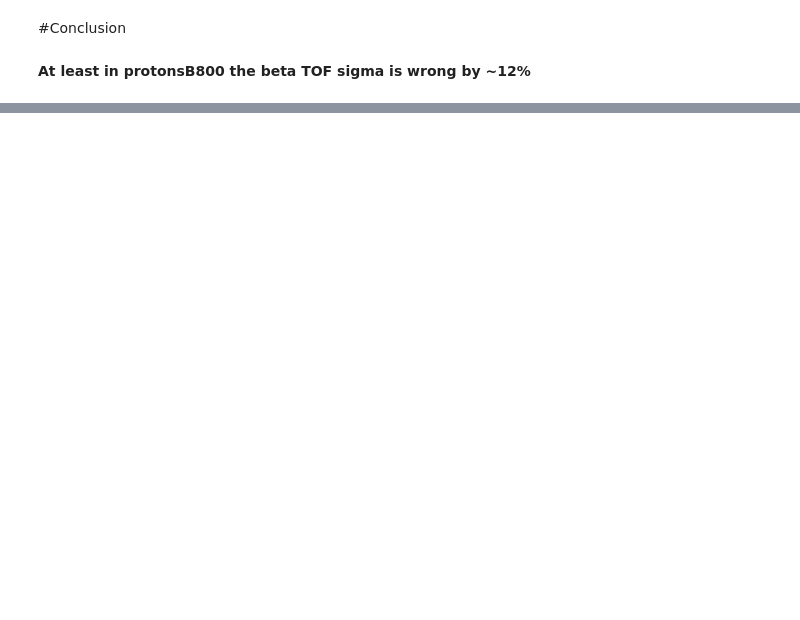
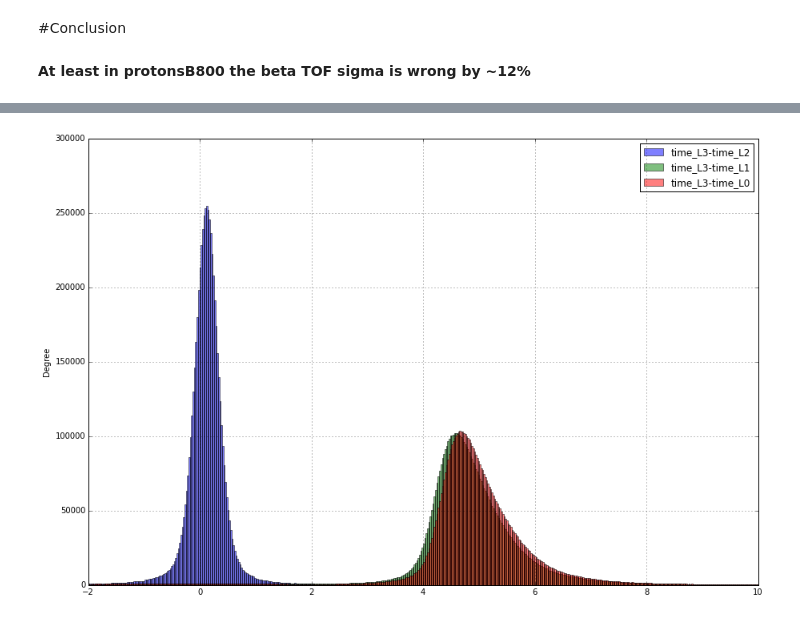
Before and after one commit to KKostya/AMSDeutons, a Jupyter notebook: misc/doc/Notebooks/TOF/sigmaBetaTOF.ipynb, the cells around one changed output, grey strips where cells are left out. Saved outputs shown, nothing was run; the diff lists cells and outputs as text; code cells hidden in the pictures; blank space fills up the shorter version.

Commit message:
adding tof timings in Notebook sigmaBetaTOF.ipynb

```diff
--- a/misc/doc/Notebooks/TOF/sigmaBetaTOF.ipynb
+++ b/misc/doc/Notebooks/TOF/sigmaBetaTOF.ipynb
@@ -132,0 +144,19 @@ However this is not the case for the sigma distribution.
+# %%
+def loadBinary(dirname):
+    print 'loading : ' + dirname
+    data=dict()
+    for file in os.listdir(dirname):
+        if file.startswith("time_L"):
+            data[file.split('_chunk')[0]] = np.fromfile(dirname+'/'+file, np.dtype('float32'))
+
+    return DataFrame(data)
+
+files = glob.glob('/afs/cern.ch/user/b/bcoste/myeos/dstTofTiming/protons.B1034_pr.pl1.1200.qgsp_bic_ams/*.00000001.output')
+
+# files=[
+#     '/afs/cern.ch/user/b/bcoste/myeos/dstTofTiming/protons.B1034_pr.pl1.1200.qgsp_bic_ams/872731610.00000001.output',
+#     '/afs/cern.ch/user/b/bcoste/myeos/dstTofTiming/protons.B1034_pr.pl1.1200.qgsp_bic_ams/872731691.00000001.output'
+#     ]
+
+mc = pd.concat(map(loadBinary, files))
+mc = mc[(mc.time_L0 > -999) & (mc.time_L1 > -999) & (mc.time_L2 > -999) & (mc.time_L3 > -999) ]
@@ -132,0 +181,11 @@ However this is not the case for the sigma distribution.
+# %%
+def plotTofTimeDifferences(df):
+
+    layers=['time_L2','time_L1','time_L0']
+    for l in layers: df['time_L3-'+l]=df['time_L3']-df[l]
+
+    df[['time_L3-time_L2','time_L3-time_L1','time_L3-time_L0']].plot(alpha=0.5,kind='hist', bins=500, range=(-2,10), figsize=(15,10))
+
+plotTofTimeDifferences(mc)
+# %% [output]
+[figure, added]
```
Also changed, not shown: parts of 2 cells of this notebook.
